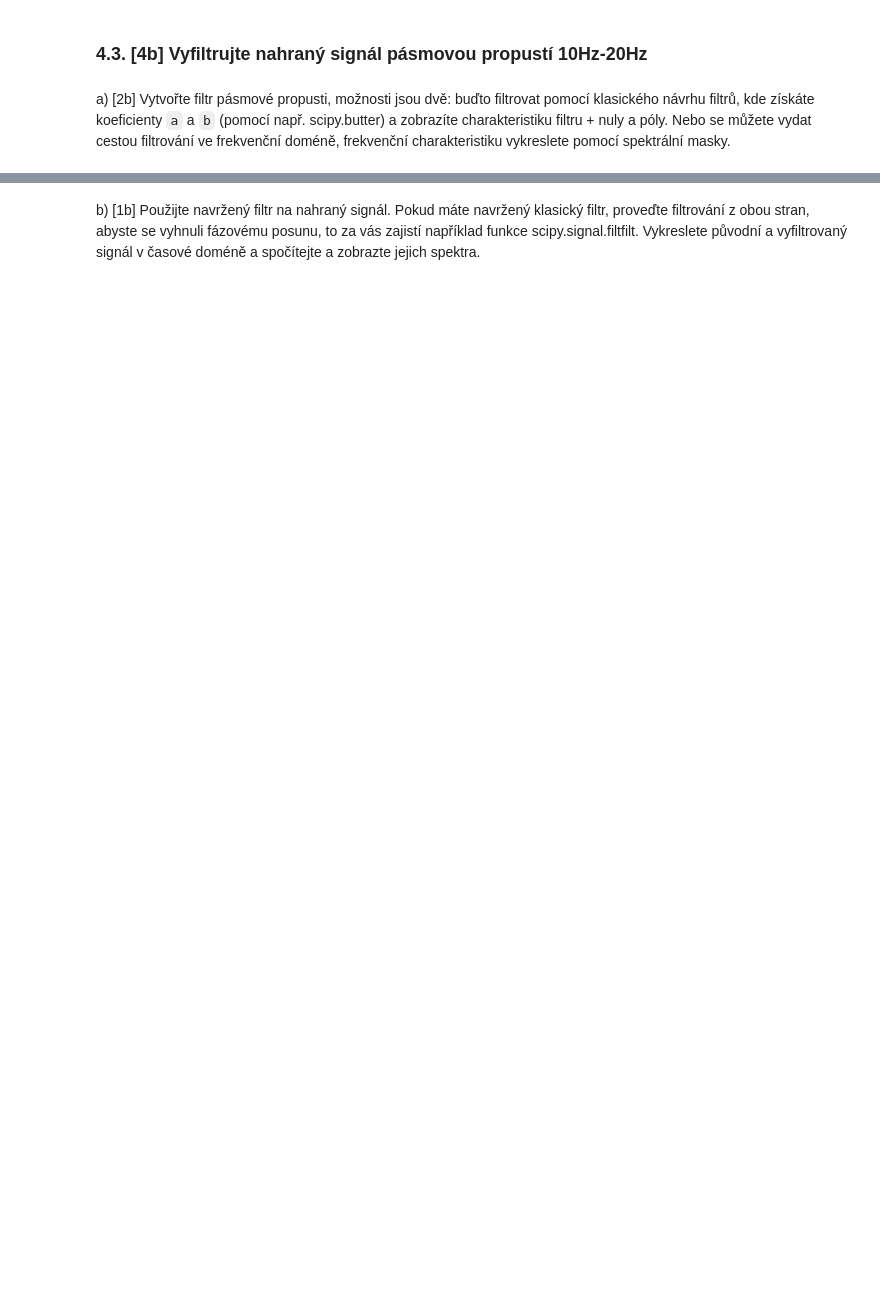
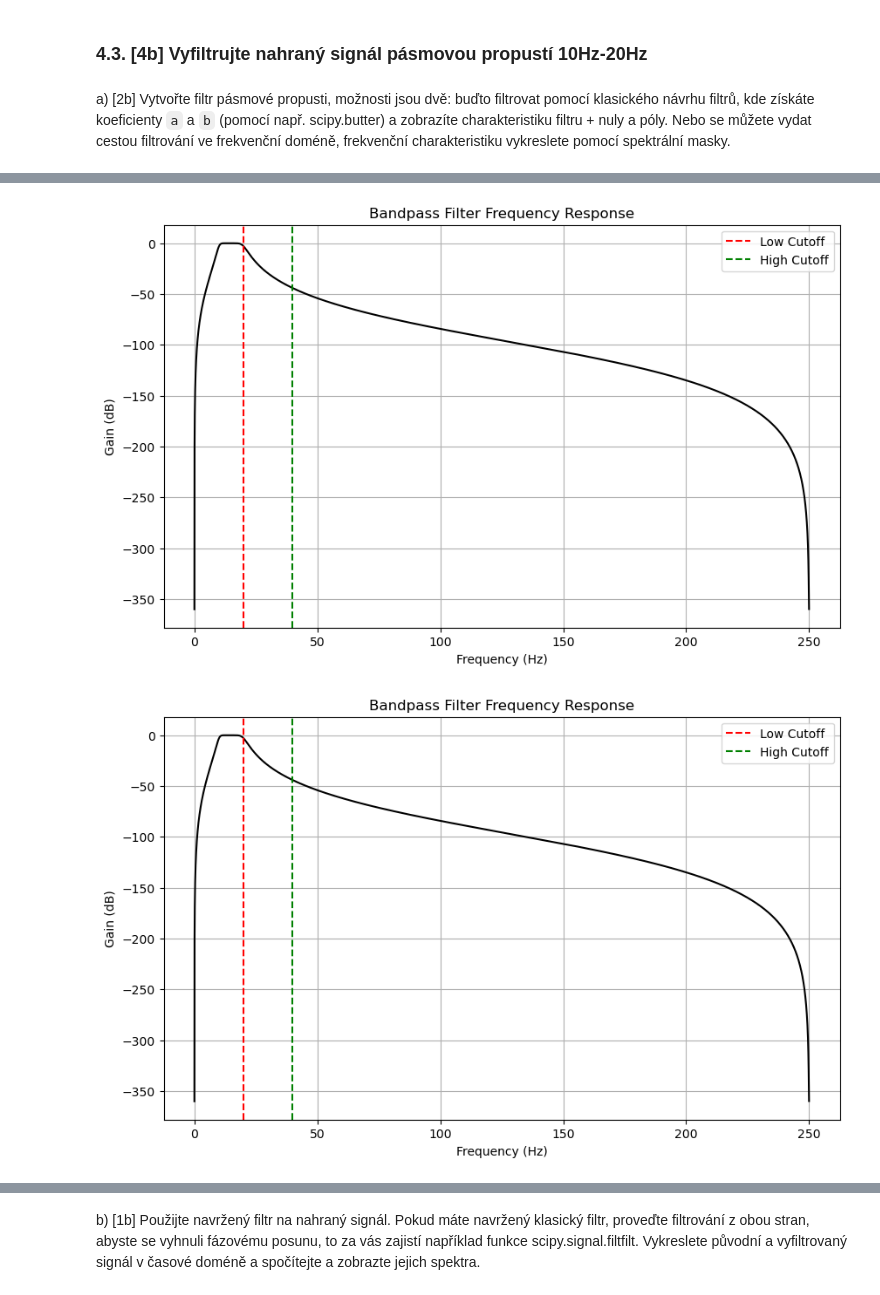
Before and after one commit to matusHubinsky/iss-project-2023, a Jupyter notebook: ISS_ECGProject_2023.ipynb, the cells around one changed output, grey strips where cells are left out. Drawn from its saved outputs; the diff is of its cells as text; code cells hidden in the pictures; blank space fills up the shorter version.

Commit message:
feat(notebook, signals): assignment 4.3, three signals

```diff
--- a/ISS_ECGProject_2023.ipynb
+++ b/ISS_ECGProject_2023.ipynb
@@ -220,0 +231,36 @@ a) [2b] Vytvořte filtr pásmové propusti, možnosti jsou dvě: buďto filtrova
+# %%
+import matplotlib.pyplot as plt
+from scipy.signal import butter, filtfilt, fftconvolve, sosfreqz
+import soundfile as sf
+
+for i in range(3):
+    x, fs = sf.read("xhubin04.wav." + str(i))
+
+    low_cutoff = 10  # Lower cutoff frequency in Hz
+    high_cutoff = 20  # Upper cutoff frequency in Hz
+    order = 4  # Filter order
+
+    # Normalize the cutoff frequencies by the Nyquist frequency
+    low_cutoff /= 0.5 * fs
+    high_cutoff /= 0.5 * fs
+
+    # Design the bandpass filter using Butterworth filter
+    sos = butter(order, [low_cutoff, high_cutoff], btype='band', output='sos')
+
+    # Frequency response of the filter
+    freq, response = sosfreqz(sos, worN=8000)
+
+    # Plot the filter's frequency response
+    plt.figure(figsize=(10, 6))
+    plt.plot(0.5 * fs * freq / np.pi, 20 * np.log10(np.abs(response)+0.000000000000000001), color="black")
+    plt.title('Bandpass Filter Frequency Response')
+    plt.xlabel('Frequency (Hz)')
+    plt.ylabel('Gain (dB)')
+    plt.axvline(low_cutoff * fs, color='r', linestyle='--', label='Low Cutoff')
+    plt.axvline(high_cutoff * fs, color='g', linestyle='--', label='High Cutoff')
+    plt.legend()
+    plt.grid(True)
+    plt.show()
+# %% [output]
+[figure, added]
+[figure, added]
```
Also changed, not shown: parts of 8 cells of this notebook, 3 other files.
